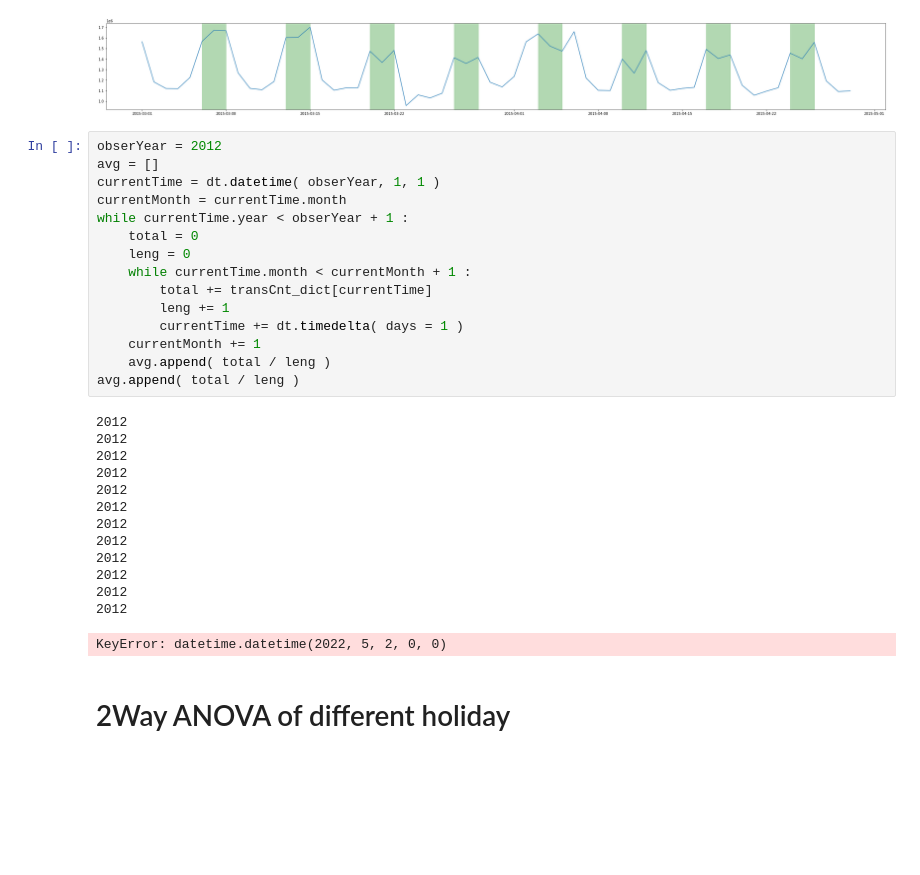
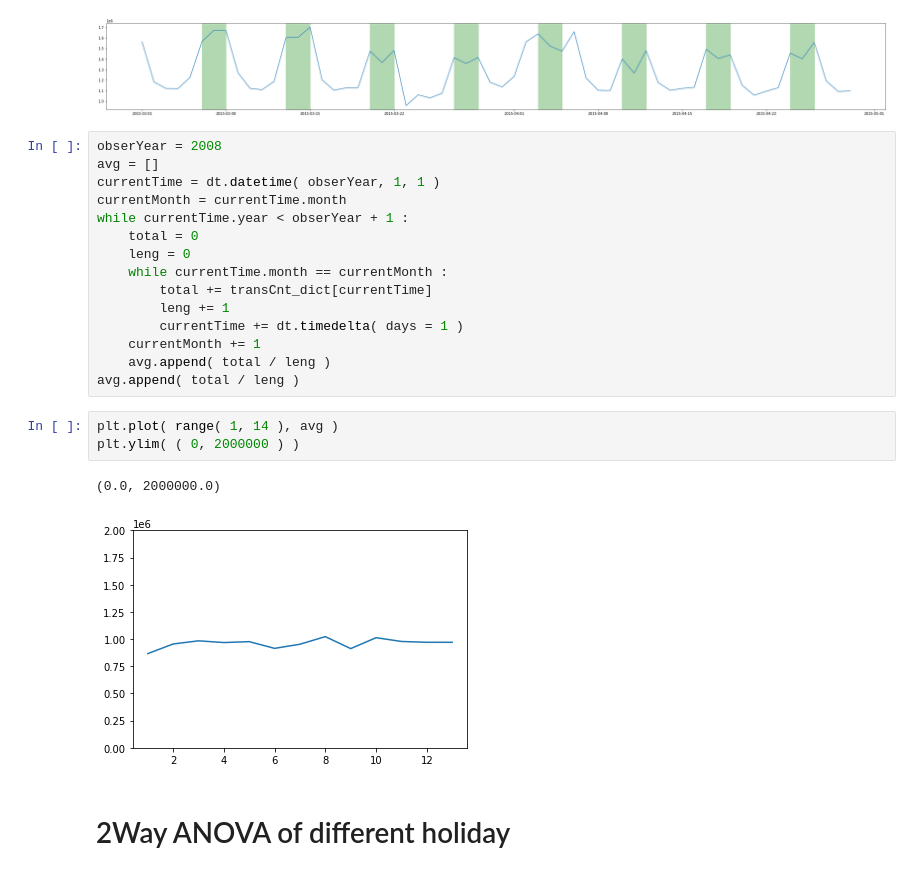
Before and after one commit to sam901122/Statistics_FinalProject, a Jupyter notebook: project_TRA/TRA_main.ipynb, the cells around one changed output. Saved outputs shown, nothing was run; the diff lists cells and outputs as text; blank space fills up the shorter version.

```diff
--- a/project_TRA/TRA_main.ipynb
+++ b/project_TRA/TRA_main.ipynb
@@ -51,33 +51,25 @@ for i in obser :
 # %% [output]
 [figure]
 # %%
-obserYear = 2012
+obserYear = 2008
 avg = []
 currentTime = dt.datetime( obserYear, 1, 1 )
 currentMonth = currentTime.month
 while currentTime.year < obserYear + 1 :
     total = 0
     leng = 0
-    while currentTime.month < currentMonth + 1 :
+    while currentTime.month == currentMonth :
         total += transCnt_dict[currentTime]
         leng += 1
         currentTime += dt.timedelta( days = 1 )
     currentMonth += 1
     avg.append( total / leng )
 avg.append( total / leng )
-# %% [output]
-2012
-2012
-2012
-2012
-2012
-2012
-2012
-2012
-2012
-2012
-2012
-2012
-KeyError: datetime.datetime(2022, 5, 2, 0, 0)
+# %%
+plt.plot( range( 1, 14 ), avg )
+plt.ylim( ( 0, 2000000 ) )
+# %% [output]
+(0.0, 2000000.0)
+[figure, added]
 # %% [markdown]
 # 2Way ANOVA of different holiday
```
Also changed, not shown: parts of 18 cells of this notebook, 2 other files.
